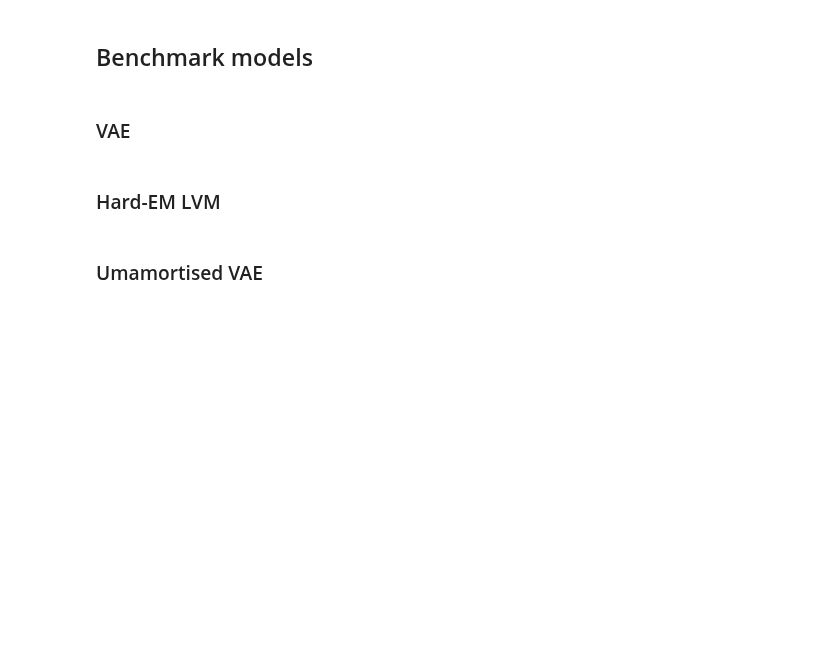
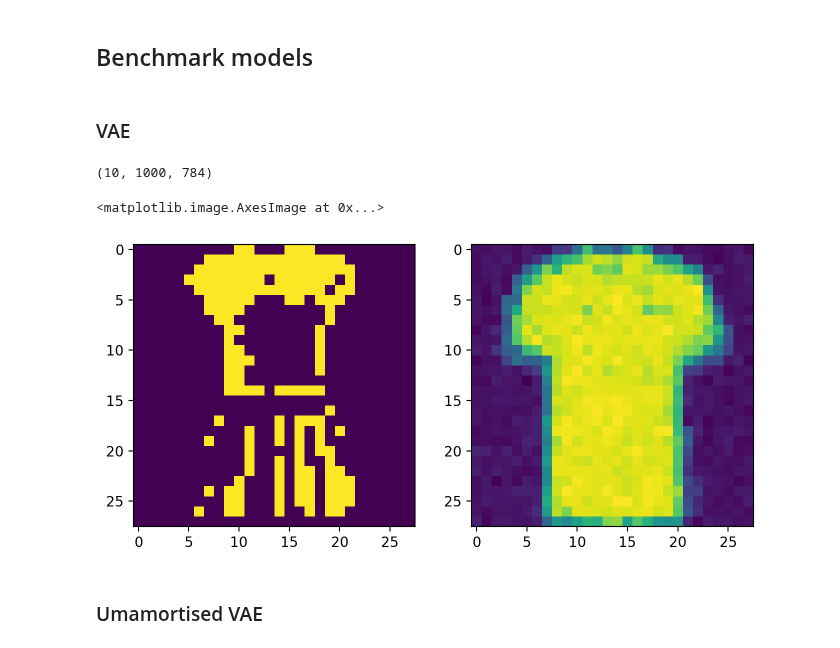
Before and after one commit to gerdm/hard-em-lvm, a Jupyter notebook: notebooks/17-unamortised-test.ipynb, the cells around one changed output. Saved outputs shown, nothing was run; the diff lists cells and outputs as text; code cells hidden in the pictures; blank space fills up the shorter version.

```diff
--- a/notebooks/17-unamortised-test.ipynb
+++ b/notebooks/17-unamortised-test.ipynb
@@ -200,8 +201,8 @@ class GaussEncoder(nn.Module):
 ## Setup
 # %%
 batch_size = 200
-key = jax.random.PRNGKey(314)
-warmup, test = hlax.datasets.load_fashion_mnist(n_train=1000, n_test=100, normalize=False)
+key = jax.random.PRNGKey(3141)
+warmup, test = hlax.datasets.load_fashion_mnist(n_train=1_000, n_test=100, normalize=False)
 X_warmup = warmup[0].round()
 X_test = test[0].round()
 # %%
@@ -258,5 +261,3 @@ res_vae = base_vae_hardem.train_test(
     grad_neg_iwmll_encoder,
     hlax.vae.train_checkpoints
 )
-# %% [markdown]
-### Hard-EM LVM
@@ -279,3 +264,22 @@ res_hem = base_vae_hardem.train_test(
+# %%
+state_final = res_vae["train"]["state_final"]
+*_, vals = model_vae.apply(state_final.params, X_warmup, key, 10)
+vals.shape
+# %% [output]
+(10, 1000, 784)
+# %%
+ix_target = 3
+img_reconstruct = vals[ix_target].reshape(-1, 28, 28)
+img_reconstruct = nn.sigmoid(img_reconstruct).mean(axis=0)
+
+img_target = X_warmup[ix_target].reshape(28, 28)
+
+fig, ax = plt.subplots(1, 2, figsize=(8, 4))
+ax[0].imshow(img_target)
+ax[1].imshow(img_reconstruct)
+# %% [output]
+<matplotlib.image.AxesImage at 0x...>
+[figure, added]
 # %% [markdown]
 ### Umamortised VAE
 # %%
```
Also changed, not shown: parts of 20 cells of this notebook.
